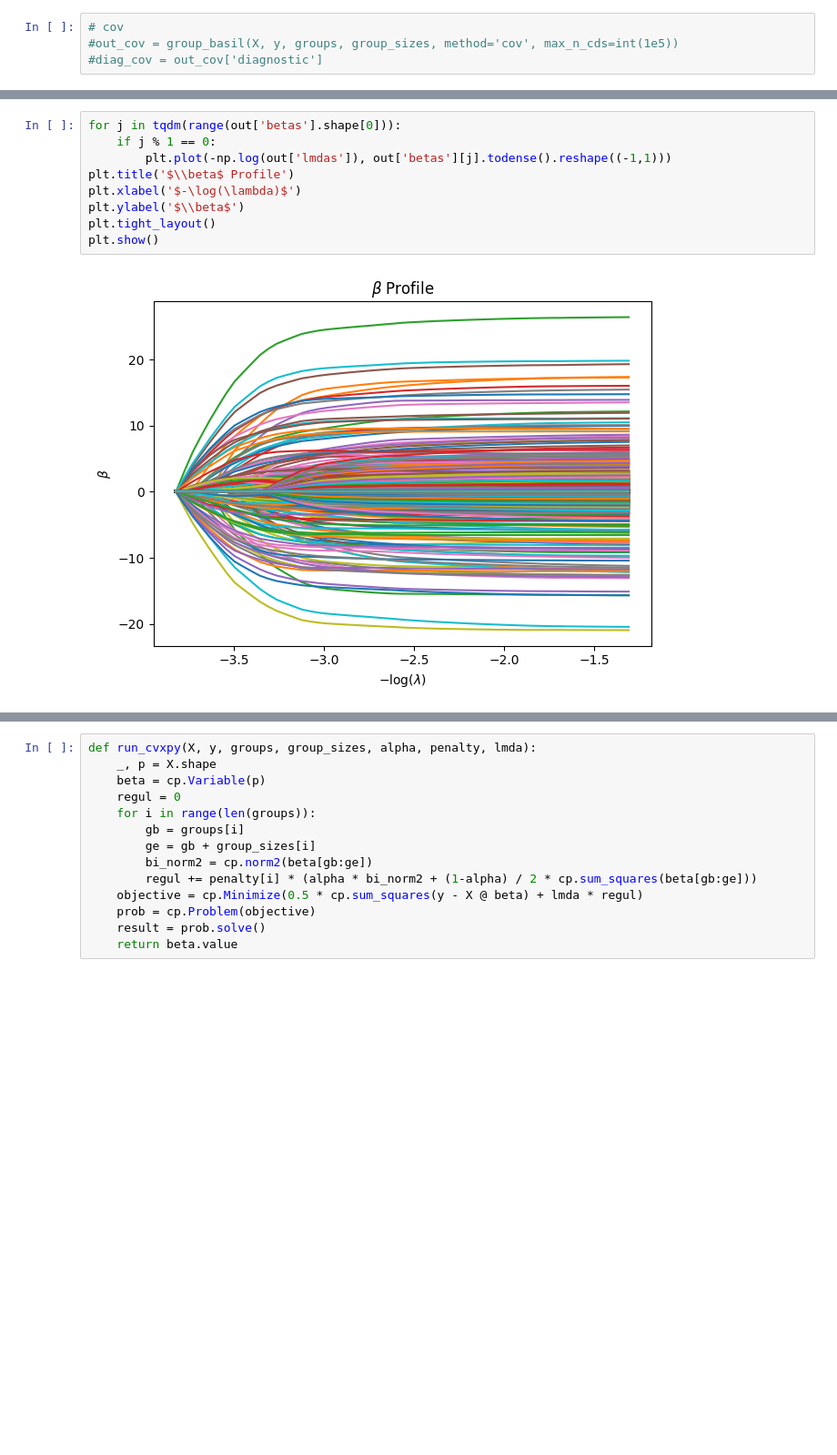
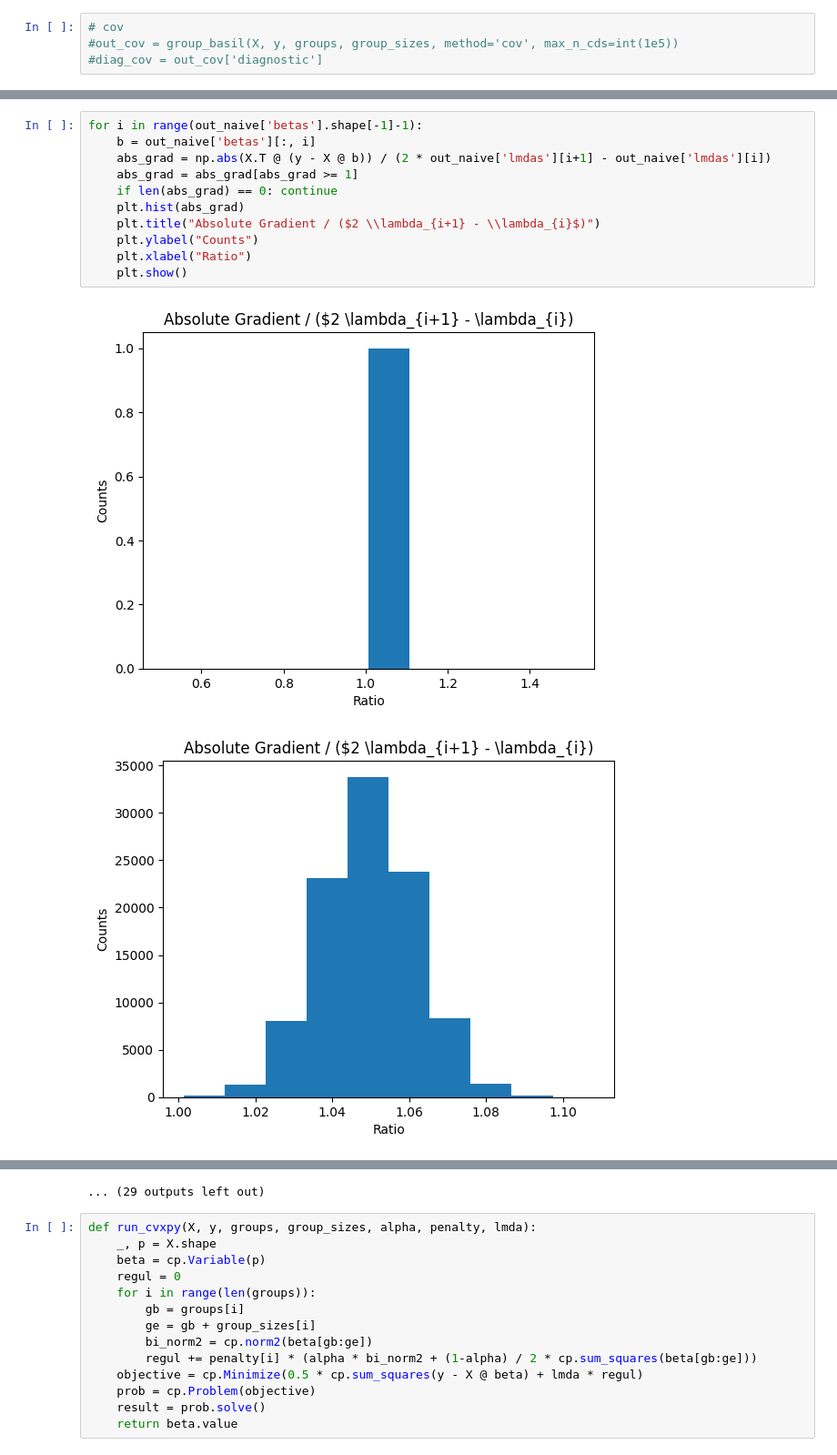
Before and after one commit to JamesYang007/adelie, a Jupyter notebook: research/paper_results/group_basil.ipynb, the cells around one changed output, grey strips where cells are left out. Shown at 91% size. Saved outputs shown, nothing was run; the diff lists cells and outputs as text; blank space fills up the shorter version.

```diff
--- a/research/paper_results/group_basil.ipynb
+++ b/research/paper_results/group_basil.ipynb
@@ -130,11 +145,14 @@ out['betas']
-# %%
-for j in tqdm(range(out['betas'].shape[0])):
-    if j % 1 == 0:
-        plt.plot(-np.log(out['lmdas']), out['betas'][j].todense().reshape((-1,1)))
-plt.title('$\\beta$ Profile')
-plt.xlabel('$-\log(\lambda)$')
-plt.ylabel('$\\beta$')
-plt.tight_layout()
-plt.show()
-# %% [output]
-[figure, removed]
+# %%
+for i in range(out_naive['betas'].shape[-1]-1):
+    b = out_naive['betas'][:, i]
+    abs_grad = np.abs(X.T @ (y - X @ b)) / (2 * out_naive['lmdas'][i+1] - out_naive['lmdas'][i])
+    abs_grad = abs_grad[abs_grad >= 1]
+    if len(abs_grad) == 0: continue
+    plt.hist(abs_grad)
+    plt.title("Absolute Gradient / ($2 \\lambda_{i+1} - \\lambda_{i}$)")
+    plt.ylabel("Counts")
+    plt.xlabel("Ratio")
+    plt.show()
+# %% [output]
+[figure, added]
+[figure, added]
@@ -141,3 +169,4 @@ plt.show()
+... (29 outputs left out)
 # %%
 def run_cvxpy(X, y, groups, group_sizes, alpha, penalty, lmda):
     _, p = X.shape
```
Also changed, not shown: parts of 6 cells of this notebook, 6 other files.
